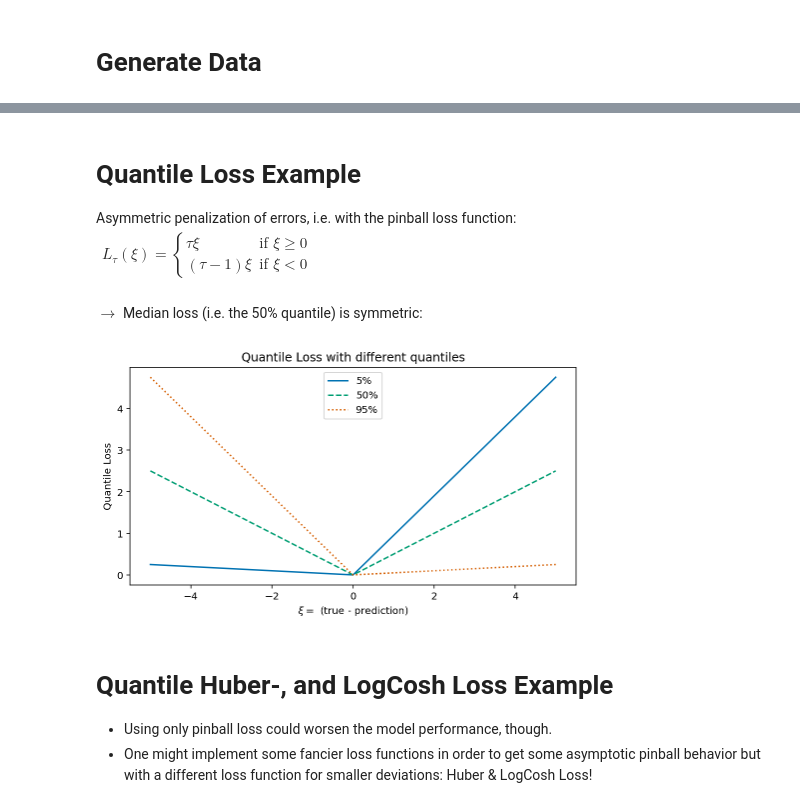
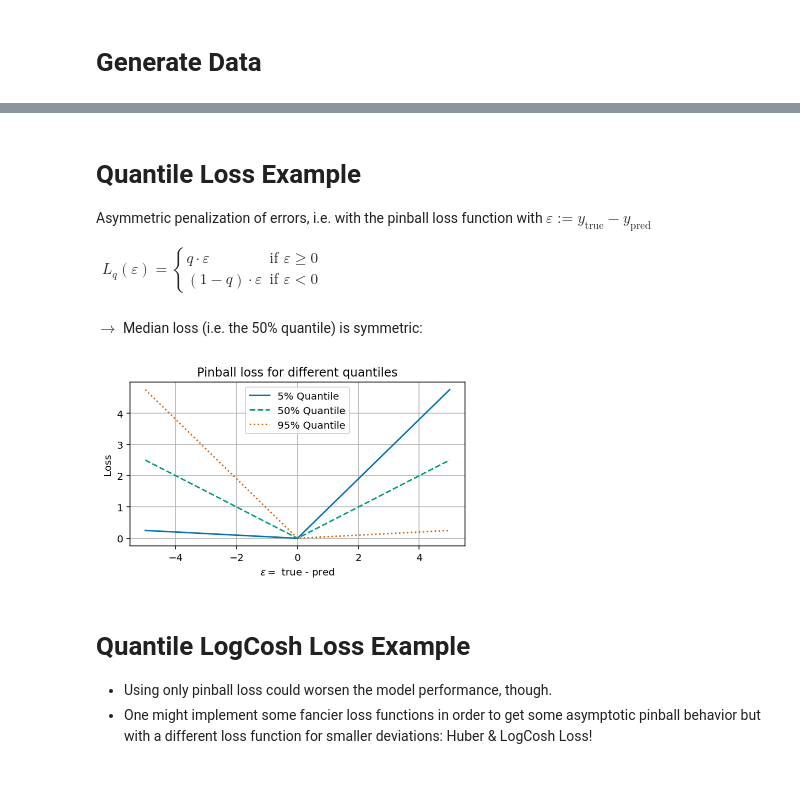
Before and after one commit to WeinbergMalte/notebooks, a Jupyter notebook: python/notebooks/confidence.ipynb, the cells around one changed output, grey strips where cells are left out. Drawn from its saved outputs; the diff is of its cells as text; code cells hidden in the pictures; blank space fills up the shorter version.

```diff
--- a/python/notebooks/confidence.ipynb
+++ b/python/notebooks/confidence.ipynb
@@ -132,12 +145,15 @@ _ = ax.set_title("$f(x)=x\cdot\sin(x)+\delta$")
 # %% [markdown]
 # Quantile Loss Example
-Asymmetric penalization of errors, i.e. with the pinball loss function: <br>
+Asymmetric penalization of errors, i.e. with the pinball loss function with $\varepsilon := y_\text{true} - y_\text{pred}$ <br>
+
+
+
 $
 \begin{align}
 \label{eq:qLoss}
-L_{\tau}(\xi)=\begin{cases}
-\tau\xi & \text{if }\xi\geq0\\
-(\tau-1)\xi & \text{if }\xi<0
+L_{q}(\varepsilon)=\begin{cases}
+q\cdot\varepsilon & \text{if }\varepsilon\geq0\\
+(1-q)\cdot\varepsilon & \text{if }\varepsilon<0
 \end{cases}
 \end{align}
 $
@@ -147,22 +163,23 @@ $\rightarrow$ Median loss (i.e. the 50% quantile) is symmetric:
 # %%
 def quantile_loss(y_true, y_pred, quantile):
     residual = y_true - y_pred
     return np.maximum(quantile * residual, (quantile - 1) * residual)
 
 
 xx = np.linspace(-5, 5, 101)
 
-fig, ax = plt.subplots(1, 1, figsize=(8, 4))
+fig, ax = plt.subplots(1, 1, figsize=(6, 3))
 ax.set_prop_cycle(PLT_CYCLER)
-for q in QUANTILES:
-    _ = ax.plot(xx, quantile_loss(0, xx, q), label="{:.0%}".format(q))
+for q in [1 - ALPHA, 0.5, ALPHA]:
+    _ = ax.plot(xx, quantile_loss(0, xx, q), label="{:.0%} Quantile".format(q))
 _ = ax.legend()
-_ = ax.set_title("Quantile Loss with different quantiles")
-_ = ax.set_xlabel(r"$\xi=\hspace{.1}$ (true - prediction)")
-_ = ax.set_ylabel("Quantile Loss")
+_ = ax.set_title("Pinball loss for different quantiles")
+_ = ax.set_xlabel(r"$\varepsilon=\hspace{.03}$ true - pred")
+_ = ax.set_ylabel("Loss")
+_ = ax.grid()
 # %% [output]
-[figure, old version]
+[figure, new version]
 # %% [markdown]
-# Quantile Huber-, and LogCosh Loss Example
+# Quantile LogCosh Loss Example
 * Using only pinball loss could worsen the model performance, though. <br>
 * One might implement some fancier loss functions in order to get some asymptotic pinball behavior but with a different loss function for smaller deviations: Huber & LogCosh Loss!
```
Also changed, not shown: parts of 29 cells of this notebook.
